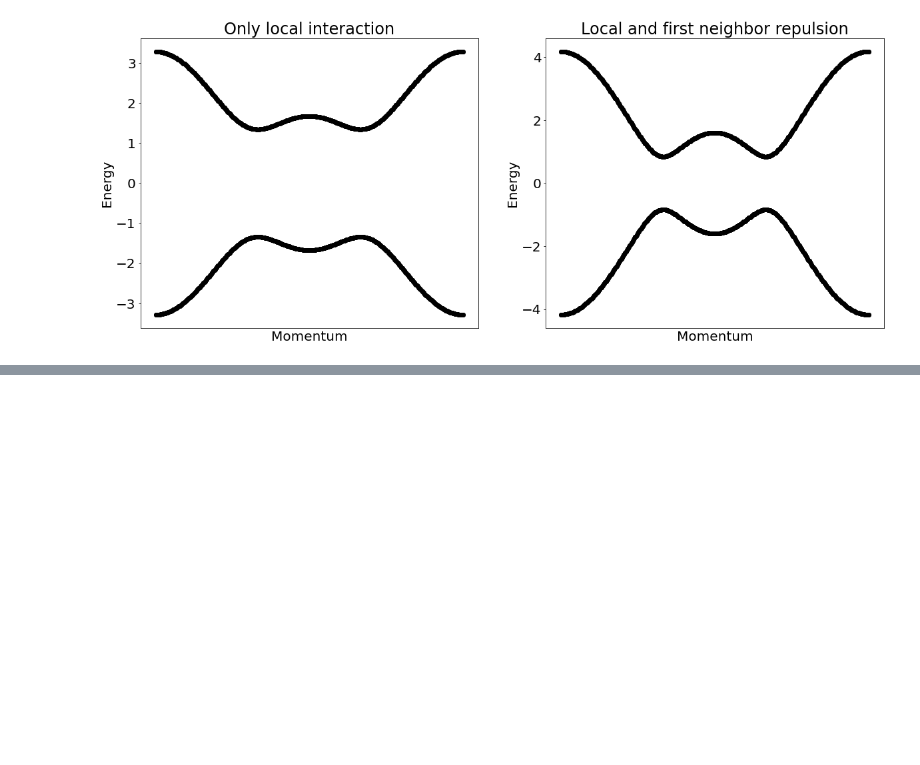
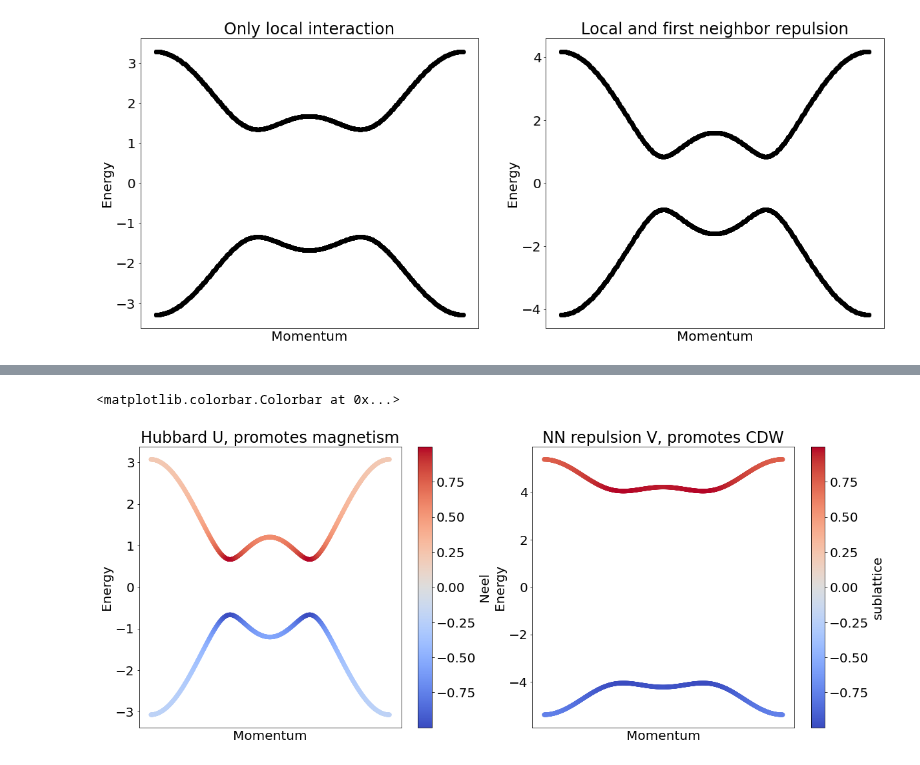
Before and after one commit to joselado/jyvaskyla_summer_school_2022, a Jupyter notebook: sessions/session3.ipynb, the cells around one changed output, grey strips where cells are left out. Saved outputs shown, nothing was run; the diff lists cells and outputs as text; code cells hidden in the pictures; blank space fills up the shorter version.

```diff
--- a/sessions/session3.ipynb
+++ b/sessions/session3.ipynb
@@ -172,0 +222,28 @@ plt.scatter(k,e,c="black") ; plt.xlabel("Momentum") ; plt.ylabel("Energy") ; plt
+# %%
+from pyqula import geometry
+g = geometry.honeycomb_lattice() # generate a chain with two sites per unit cell
+h = g.get_hamiltonian() # generate the Hamiltonian
+
+# let us now add interactions, and compute the electronic structure
+U = 3.0 # value of the local interaction
+V = 1.5 # value of the first neighbor interaction
+
+# first with U
+plt.subplot(1,2,1)
+plt.title("Hubbard U, promotes magnetism")
+hU = h.get_mean_field_hamiltonian(U=U,mf="antiferro",mix=0.9) # only U
+op = h.get_operator("sz")*h.get_operator("sublattice") # Sz times sublattice
+(k,e,c) = hU.get_bands(operator=op) # compute band structure
+plt.scatter(k,e,c=c) ; plt.xlabel("Momentum") ; plt.ylabel("Energy") ; plt.xticks([]) # plot
+plt.colorbar(label="Neel") # plot
+
+# and with U and V
+plt.subplot(1,2,2)
+plt.title("NN repulsion V, promotes CDW")
+hUV = h.get_mean_field_hamiltonian(V1=V,mf="random",mix=0.9) # U and V
+(k,e,c) = hUV.get_bands(operator="sublattice") # compute band structure
+plt.scatter(k,e,c=c) ; plt.xlabel("Momentum") ; plt.ylabel("Energy") ; plt.xticks([])
+plt.colorbar(label="sublattice") # plot
+# %% [output]
+<matplotlib.colorbar.Colorbar at 0x...>
+[figure, added]
```
Also changed, not shown: parts of 12 cells of this notebook, 1 other file.
